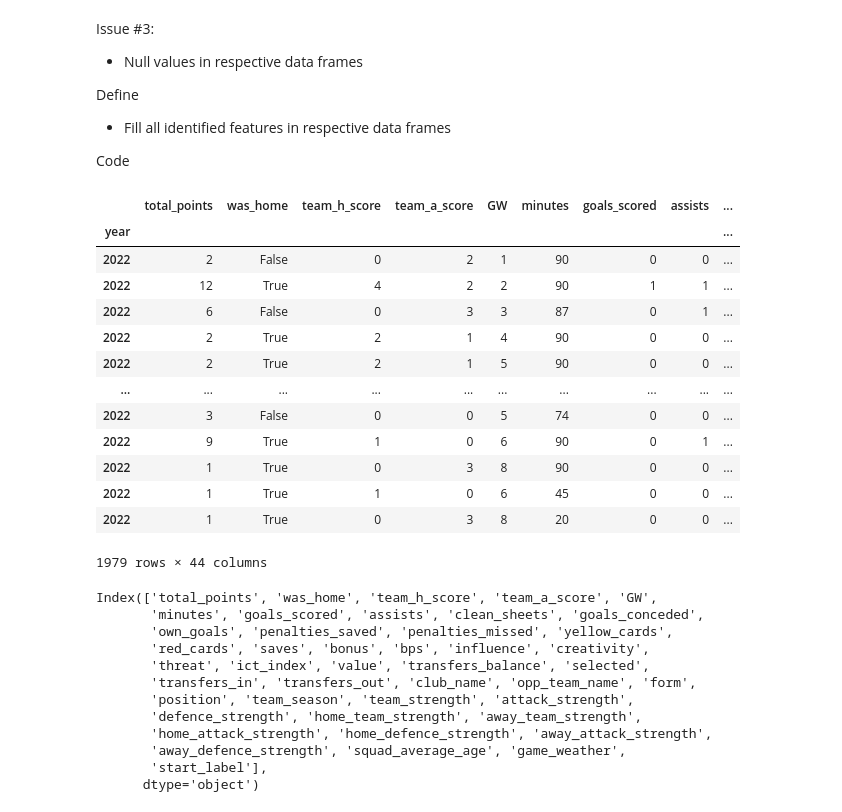
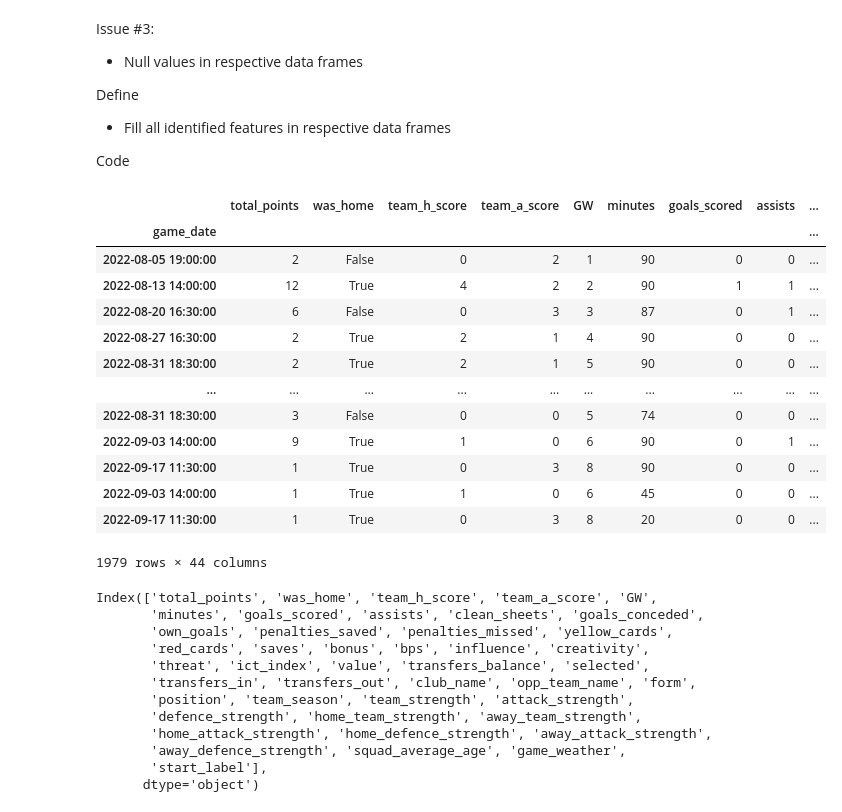
Before and after one commit to laniyadapo/FantasyPremierLeague, a Jupyter notebook: fantasy_test.ipynb, the cells around one changed output. Drawn from its saved outputs; the diff is of its cells as text; code cells hidden in the pictures.

```diff
--- a/fantasy_test.ipynb
+++ b/fantasy_test.ipynb
@@ -558,7 +558,7 @@ df_currentseason_clean['name'] = df_currentseason_clean['element'].map(teams_map
 df_currentseason_clean['club_name'] = df_currentseason_clean['element'].map(club_map)
 df_currentseason_clean['opp_team_name'] = df_currentseason_clean['opponent_team'].map(opp_teams_map)
 df_currentseason_clean['form'] = df_currentseason_clean['element'].map(form_map)
-df_currentseason_clean['position'] = df_currentseason_clean['element'].map(form_map)
+df_currentseason_clean['position'] = df_currentseason_clean['element'].map(position_map)
 df_currentseason_clean['team_season'] = df_currentseason_clean['club_name'] + '_' + df_currentseason_clean['season_x']
 # %%
 # Verify engineered features
@@ -669,9 +680,6 @@ df_currentseason_clean.start_label.value_counts()
 1    1769
 0     210
 Name: start_label, dtype: int64
-# %%
-# Engineer feature to highlight the game year only.
-df_currentseason_clean['year'] = df_currentseason_clean.game_date.dt.year
 # %%
 df_currentseason_clean.info()
 # %% [output]
@@ -748,7 +755,7 @@ Code
 # %%
 #Drop features no longer needed in the dataframe
 player_details = df_currentseason_clean[['name', 'total_points']]
-df_currentseason_clean.drop(['game_date', 'season_x', 'opponent_team', 'fixture', 'kickoff_time', 'element', 'name'], axis=1, inplace=True)
+df_currentseason_clean.drop(['season_x', 'opponent_team', 'fixture', 'kickoff_time', 'element', 'name'], axis=1, inplace=True)
 players_df_clean.drop(['id', 'squad_number'], axis=1, inplace=True)
 fixtures_df_clean.drop(['stats', 'id'], axis=1, inplace=True)
 # %% [markdown]
@@ -770,23 +777,23 @@ fixtures_df_clean.team_a_score = fixtures_df_clean.team_a_score.fillna(0)
 fixtures_df_clean.team_h_score = fixtures_df_clean.team_h_score.fillna(0)
 # %%
 #Assign year as index
-df_currentseason_clean.set_index('year', inplace=True)
+df_currentseason_clean.set_index('game_date', inplace=True)
 
 df_currentseason_clean
 # %% [output]
 |  | total_points | was_home | team_h_score | team_a_score | GW | minutes | goals_scored | assists | ... |
-| year |  |  |  |  |  |  |  |  | ... |
-| 2022 | 2 | False | 0 | 2 | 1 | 90 | 0 | 0 | ... |
-| 2022 | 12 | True | 4 | 2 | 2 | 90 | 1 | 1 | ... |
-| 2022 | 6 | False | 0 | 3 | 3 | 87 | 0 | 1 | ... |
-| 2022 | 2 | True | 2 | 1 | 4 | 90 | 0 | 0 | ... |
-| 2022 | 2 | True | 2 | 1 | 5 | 90 | 0 | 0 | ... |
+| game_date |  |  |  |  |  |  |  |  | ... |
+| 2022-08-05 19:00:00 | 2 | False | 0 | 2 | 1 | 90 | 0 | 0 | ... |
+| 2022-08-13 14:00:00 | 12 | True | 4 | 2 | 2 | 90 | 1 | 1 | ... |
+| 2022-08-20 16:30:00 | 6 | False | 0 | 3 | 3 | 87 | 0 | 1 | ... |
+| 2022-08-27 16:30:00 | 2 | True | 2 | 1 | 4 | 90 | 0 | 0 | ... |
+| 2022-08-31 18:30:00 | 2 | True | 2 | 1 | 5 | 90 | 0 | 0 | ... |
 | ... | ... | ... | ... | ... | ... | ... | ... | ... | ... |
-| 2022 | 3 | False | 0 | 0 | 5 | 74 | 0 | 0 | ... |
-| 2022 | 9 | True | 1 | 0 | 6 | 90 | 0 | 1 | ... |
-| 2022 | 1 | True | 0 | 3 | 8 | 90 | 0 | 0 | ... |
-| 2022 | 1 | True | 1 | 0 | 6 | 45 | 0 | 0 | ... |
-| 2022 | 1 | True | 0 | 3 | 8 | 20 | 0 | 0 | ... |
+| 2022-08-31 18:30:00 | 3 | False | 0 | 0 | 5 | 74 | 0 | 0 | ... |
+| 2022-09-03 14:00:00 | 9 | True | 1 | 0 | 6 | 90 | 0 | 1 | ... |
+| 2022-09-17 11:30:00 | 1 | True | 0 | 3 | 8 | 90 | 0 | 0 | ... |
+| 2022-09-03 14:00:00 | 1 | True | 1 | 0 | 6 | 45 | 0 | 0 | ... |
+| 2022-09-17 11:30:00 | 1 | True | 0 | 3 | 8 | 20 | 0 | 0 | ... |
 1979 rows × 44 columns
 # %%
 df_currentseason_clean.columns
```
Also changed, not shown: parts of 8 cells of this notebook, 1 other file.
